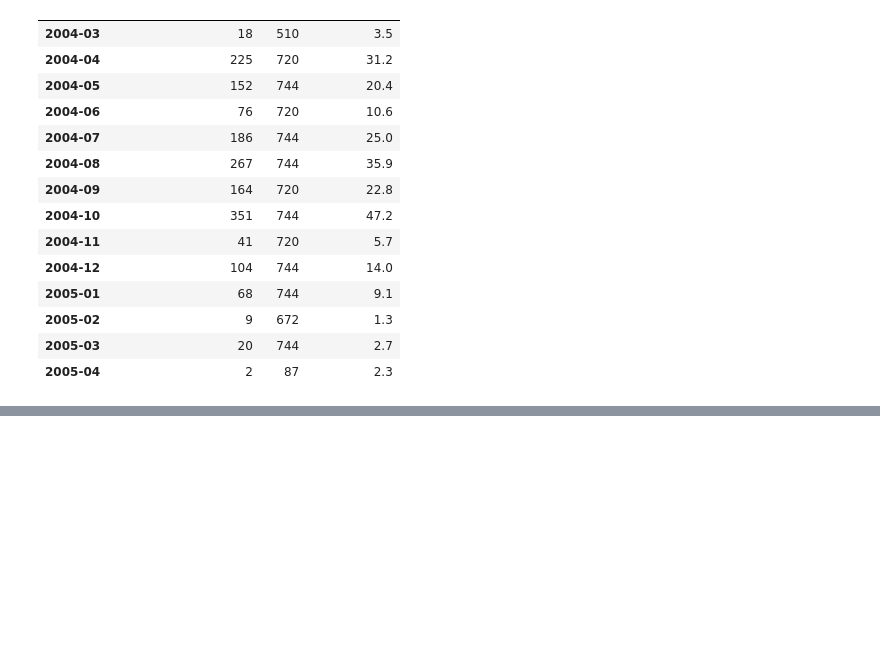
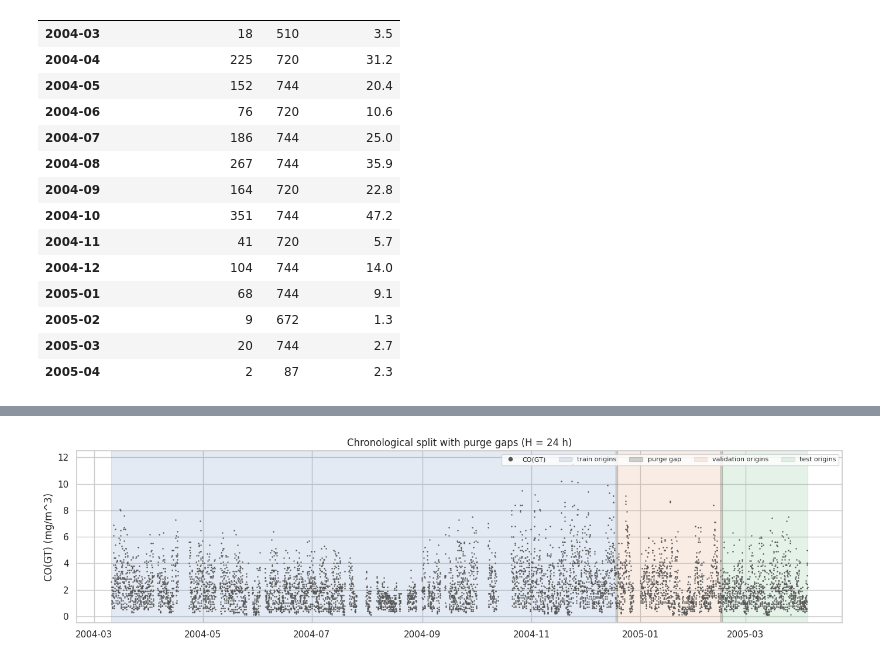
Before and after one commit to arielsharonferdinandus/AirQualityCO_PredictiveAnalytics, a Jupyter notebook: AirQualityCO_PredictiveAnalytics.ipynb, the cells around one changed output, grey strips where cells are left out. Saved outputs shown, nothing was run; the diff lists cells and outputs as text; code cells hidden in the pictures; blank space fills up the shorter version.

```diff
--- a/AirQualityCO_PredictiveAnalytics.ipynb
+++ b/AirQualityCO_PredictiveAnalytics.ipynb
@@ -941,0 +862,27 @@ Final modelling table: 7344 rows, from 2004-03-10 18:00:00 to 2005-04-04 14:00:0
+# %%
+orig_primary = valid_origins(PRIMARY_H)
+CUT1 = orig_primary[int(0.70 * len(orig_primary))]   # end of the training period
+CUT2 = orig_primary[int(0.85 * len(orig_primary))]   # end of the validation period
+
+def split_origins(H):
+    gap = pd.Timedelta(hours=H)
+    v = valid_origins(H)
+    tr = v[v <= CUT1 - gap]                    # labels (t+H) fall on or before CUT1
+    va = v[(v > CUT1) & (v <= CUT2 - gap)]     # labels fall on or before CUT2
+    te = v[v > CUT2]
+    return tr, va, te
+
+split_table = []
+splits = {}
+for H in HORIZONS:
+    tr, va, te = split_origins(H)
+    splits[H] = (tr, va, te)
+    gap = pd.Timedelta(hours=H)
+    # leakage guards: a label never falls into the next period
+    assert tr.max() + gap <= CUT1 < va.min()
+    assert va.max() + gap <= CUT2 < te.min()
+    split_table.append((H, len(tr), len(va), len(te)))
+display(pd.DataFrame(split_table, columns=['horizon_h', 'train', 'validation', 'test']).set_index('horizon_h'))
+print('OK: no training or validation label falls in a later period.')
+
+train_idx, val_idx, test_idx = splits[PRIMARY_H]
@@ -941,0 +918,16 @@ Final modelling table: 7344 rows, from 2004-03-10 18:00:00 to 2005-04-04 14:00:0
+# %%
+fig, ax = plt.subplots(figsize=(14, 3.8))
+ax.plot(grid.index, grid[target], '.', ms=1.5, color='#555555', label='CO(GT)')
+gap = pd.Timedelta(hours=PRIMARY_H)
+ax.axvspan(grid.index.min(), CUT1 - gap, color='#4C72B0', alpha=0.15, label='train origins')
+ax.axvspan(CUT1 - gap, CUT1, color='grey', alpha=0.35, label='purge gap')
+ax.axvspan(CUT1, CUT2 - gap, color='#DD8452', alpha=0.15, label='validation origins')
+ax.axvspan(CUT2 - gap, CUT2, color='grey', alpha=0.35)
+ax.axvspan(CUT2, grid.index.max(), color='#55A868', alpha=0.15, label='test origins')
+ax.set_ylabel('CO(GT) (mg/m^3)')
+ax.set_title('Chronological split with purge gaps (H = 24 h)')
+ax.legend(loc='upper right', ncol=5, fontsize=8, markerscale=6)
+plt.tight_layout()
+plt.show()
+# %% [output]
+[figure, added]
```
Also changed, not shown: parts of 43 cells of this notebook.
